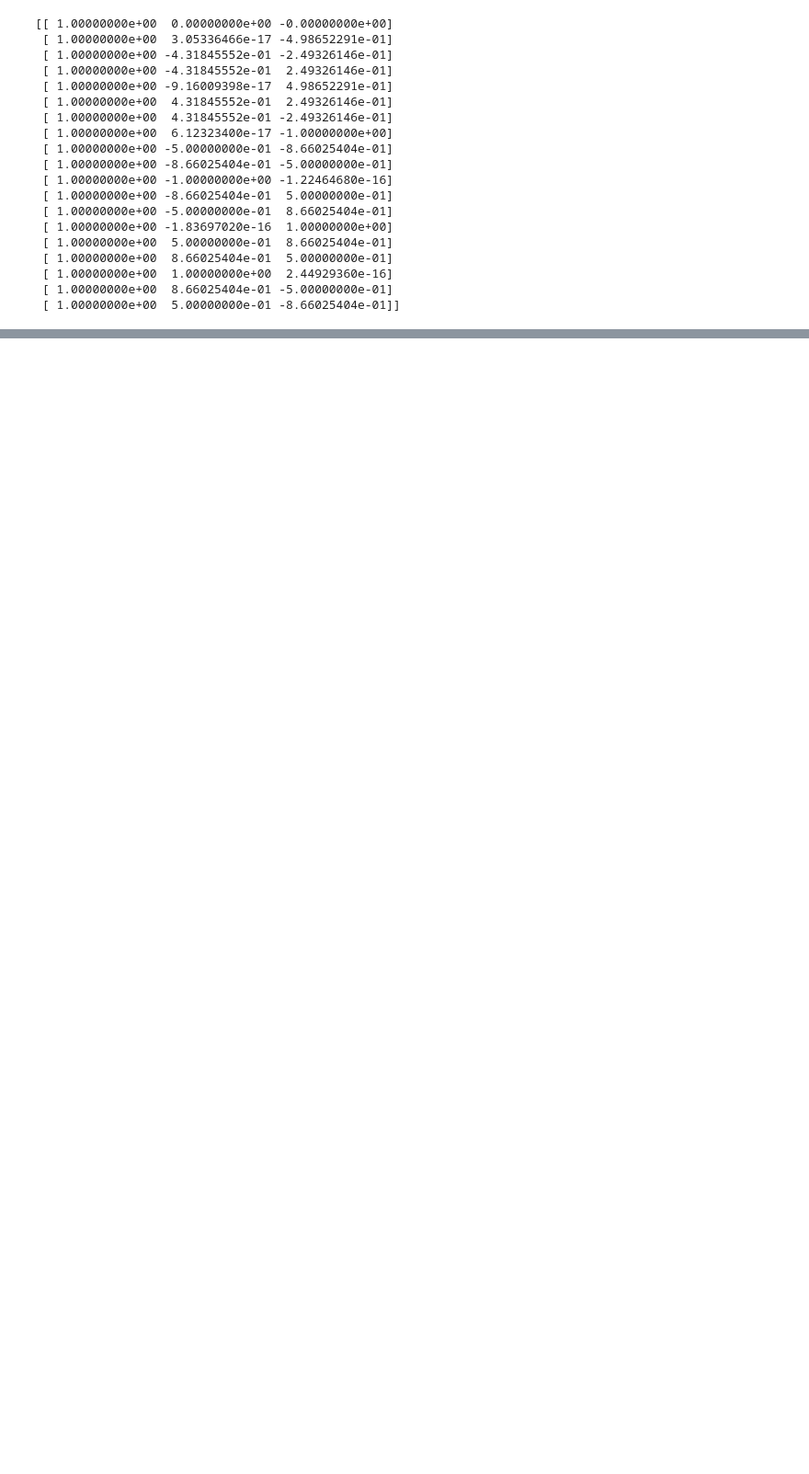
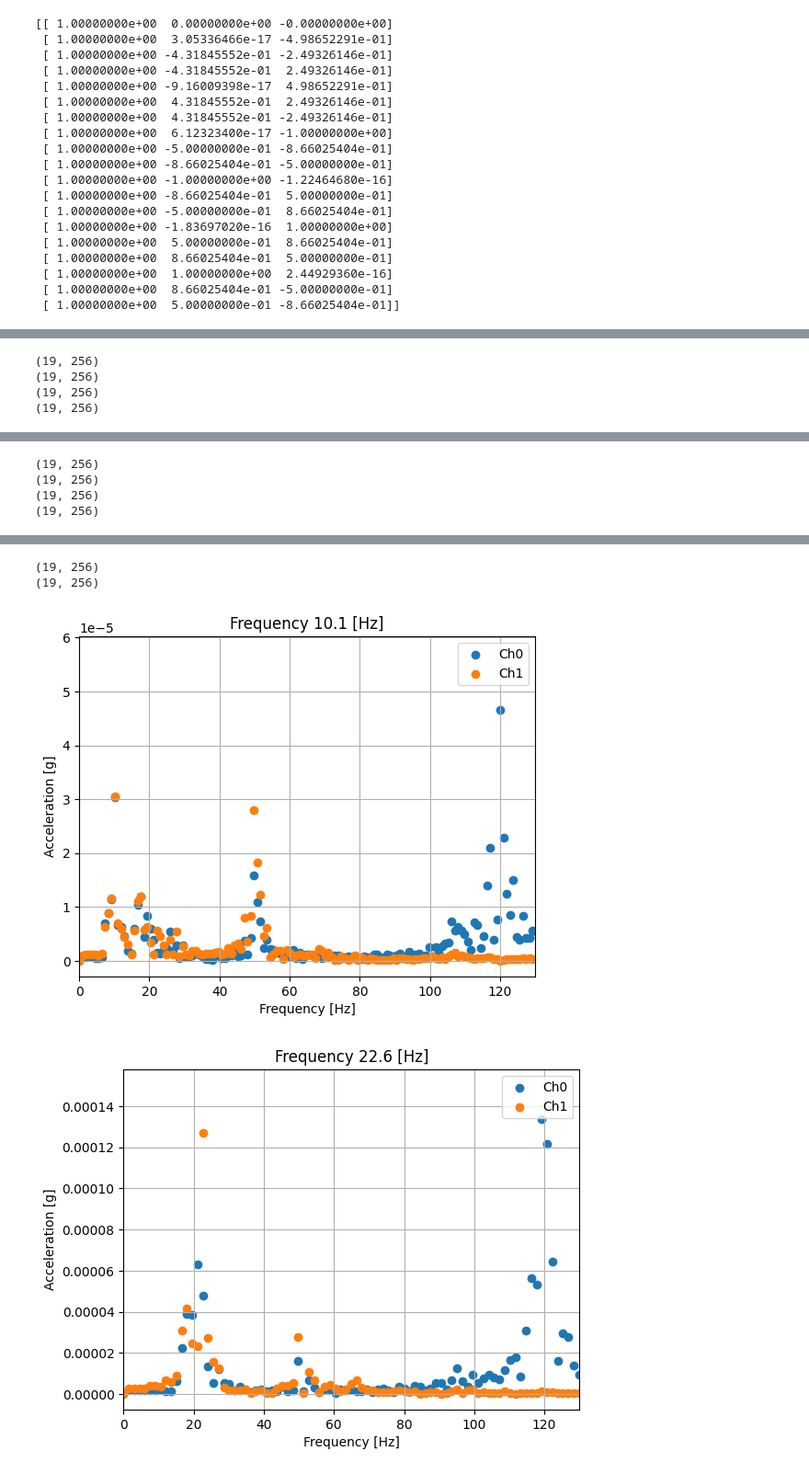
Before and after one commit to runabriguglio/SPLATT, a Jupyter notebook: splattsw/testAnalyseTipTiltAcc.ipynb, the cells around one changed output, grey strips where cells are left out. Shown at 92% size. Cells and saved outputs as stored; diff of their text form; code cells hidden in the pictures; blank space fills up the shorter version.

```diff
--- a/splattsw/testAnalyseTipTiltAcc.ipynb
+++ b/splattsw/testAnalyseTipTiltAcc.ipynb
@@ -170,0 +226,40 @@ for k,fr in enumerate(freq_vec):
+# %%
+for k,fr in enumerate(freq_vec):
+
+    wdf = wdf_list[k]
+    tn = tn_list[k]
+
+    buf,tbuf = utils.read_buffer_data(tn)
+    pos = buf['sabi32_pidCoilOut']
+    dpos = pos - np.reshape(np.mean(pos,axis=1),[19,1])
+    dmode = modalMat.T @ dpos
+
+    data = sp.openfile(wdf)
+    tacc = np.arange(np.shape(data)[1])/f_WebDAQ
+
+    f_min = np.max((7,fr - 5))
+    f_max = fr + 5
+    bwf0 = sp.filtfilt_butterworth(data[0],f_low = f_min, f_high = f_max,fs = f_WebDAQ)
+    bwf1 = sp.filtfilt_butterworth(data[1],f_low = f_min, f_high = f_max,fs = f_WebDAQ)
+
+    min_id = int(0.2*f_WebDAQ)
+    p0 = np.min(sp.find_peaks(bwf0[min_id:])) + min_id
+    p1 = np.min(sp.find_peaks(bwf1[min_id:])) + min_id
+
+    sample_len = int(tbuf[0,-1]*f_WebDAQ)
+    delta=200
+    ids = np.arange(int(sample_len+delta*2)) + np.min((p0,p1)) - delta
+
+    spe0, f = sp.get_spectrum(data[0,ids],dt=1/f_WebDAQ)
+    spe1, f = sp.get_spectrum(data[1,ids],dt=1/f_WebDAQ)
+
+    plt.figure()
+    plt.scatter(f,spe0,label='Ch0')
+    plt.scatter(f,spe1,label='Ch1')
+    plt.legend()
+    plt.grid(True)
+    plt.xlim([0,130])
+    plt.title(f'Frequency {fr} [Hz]')
+    plt.xlabel('Frequency [Hz]')
+    plt.ylabel('Acceleration [g]')
+# %% [output]
@@ -170,0 +283,4 @@ for k,fr in enumerate(freq_vec):
+(19, 256)
+(19, 256)
+(19, 256)
+(19, 256)
@@ -170,0 +304,4 @@ for k,fr in enumerate(freq_vec):
+(19, 256)
+(19, 256)
+(19, 256)
+(19, 256)
@@ -170,0 +322,4 @@ for k,fr in enumerate(freq_vec):
+(19, 256)
+(19, 256)
+[figure, added]
+[figure, added]
```
Also changed, not shown: parts of 4 cells of this notebook, 4 other files.
